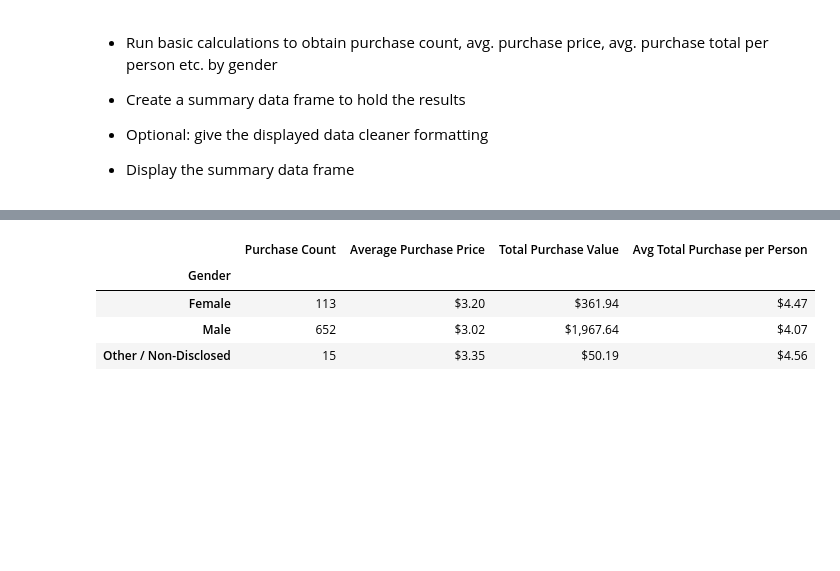
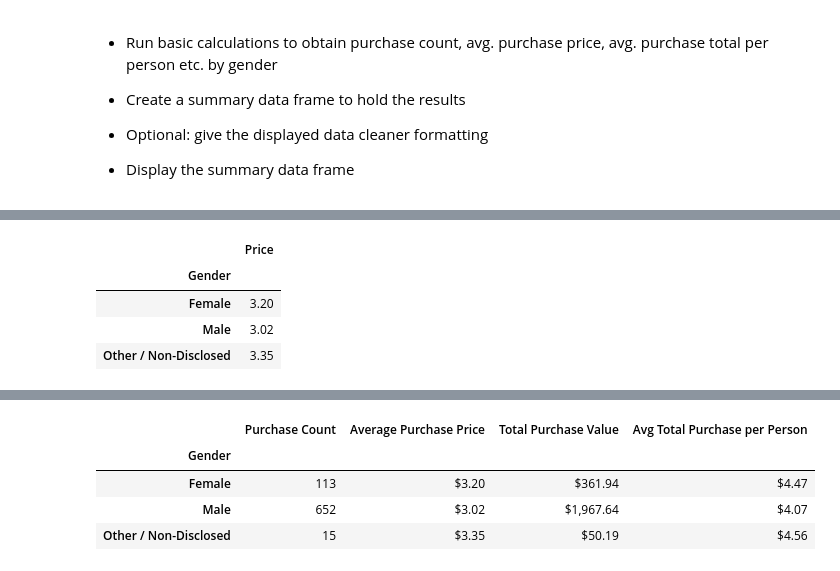
Before and after one commit to cdturner618/Panda-Challenge, a Jupyter notebook: HeroesOfPymoli/HeroesOfPymoli_starter.ipynb, the cells around one changed output, grey strips where cells are left out. Cells and saved outputs as stored; diff of their text form; code cells hidden in the pictures; blank space fills up the shorter version.

```diff
--- a/HeroesOfPymoli/HeroesOfPymoli_starter.ipynb
+++ b/HeroesOfPymoli/HeroesOfPymoli_starter.ipynb
@@ -195,0 +206,10 @@ Gender_Demo
+# %%
+purchase_group= purchasing_df.groupby(["Gender"])
+average_price= round(purchase_group.mean(),2)
+average_price
+# %% [output]
+|  | Price |
+| Gender |  |
+| Female | 3.20 |
+| Male | 3.02 |
+| Other / Non-Disclosed | 3.35 |
```
Also changed, not shown: parts of 7 cells of this notebook.
